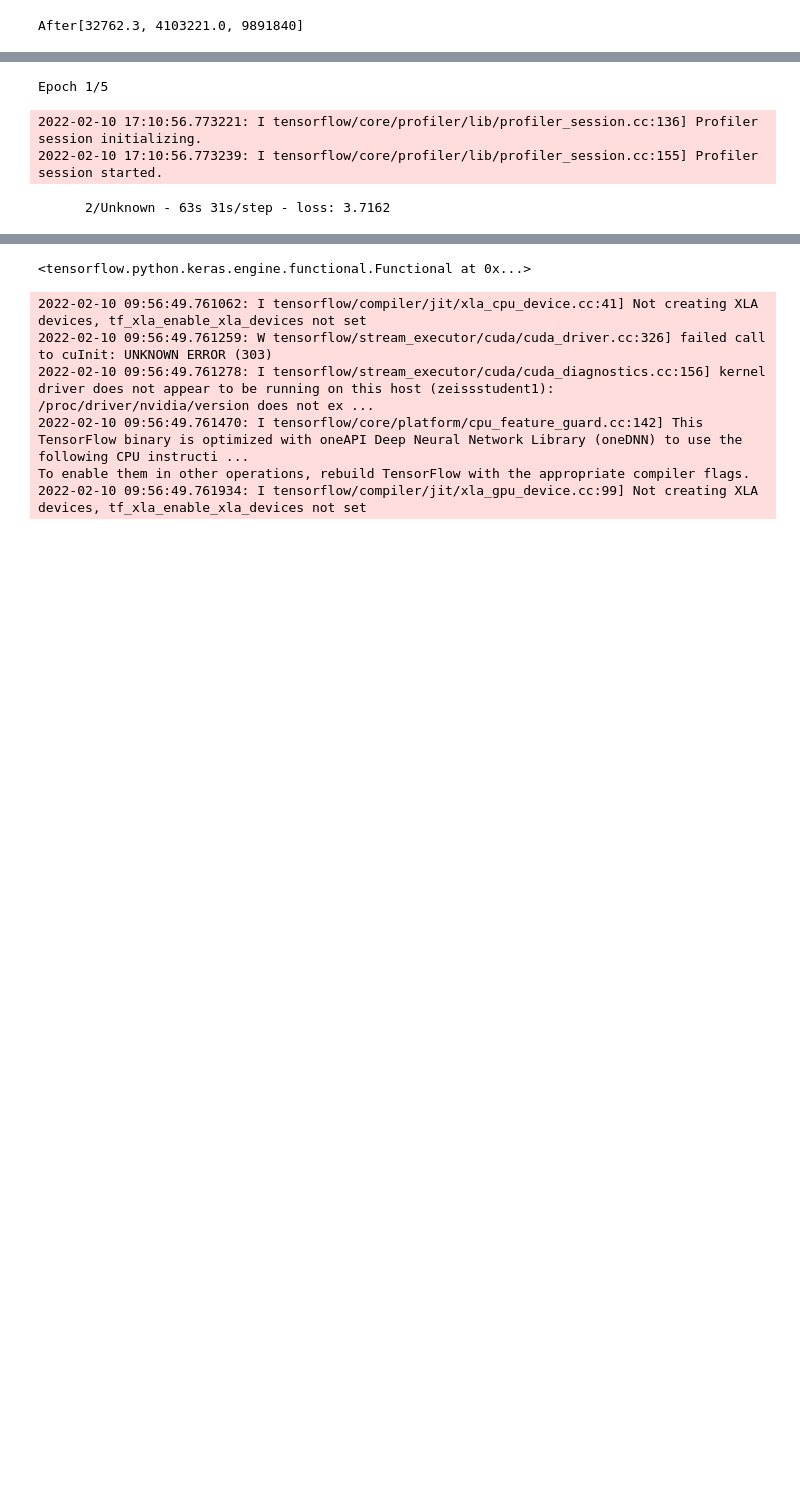
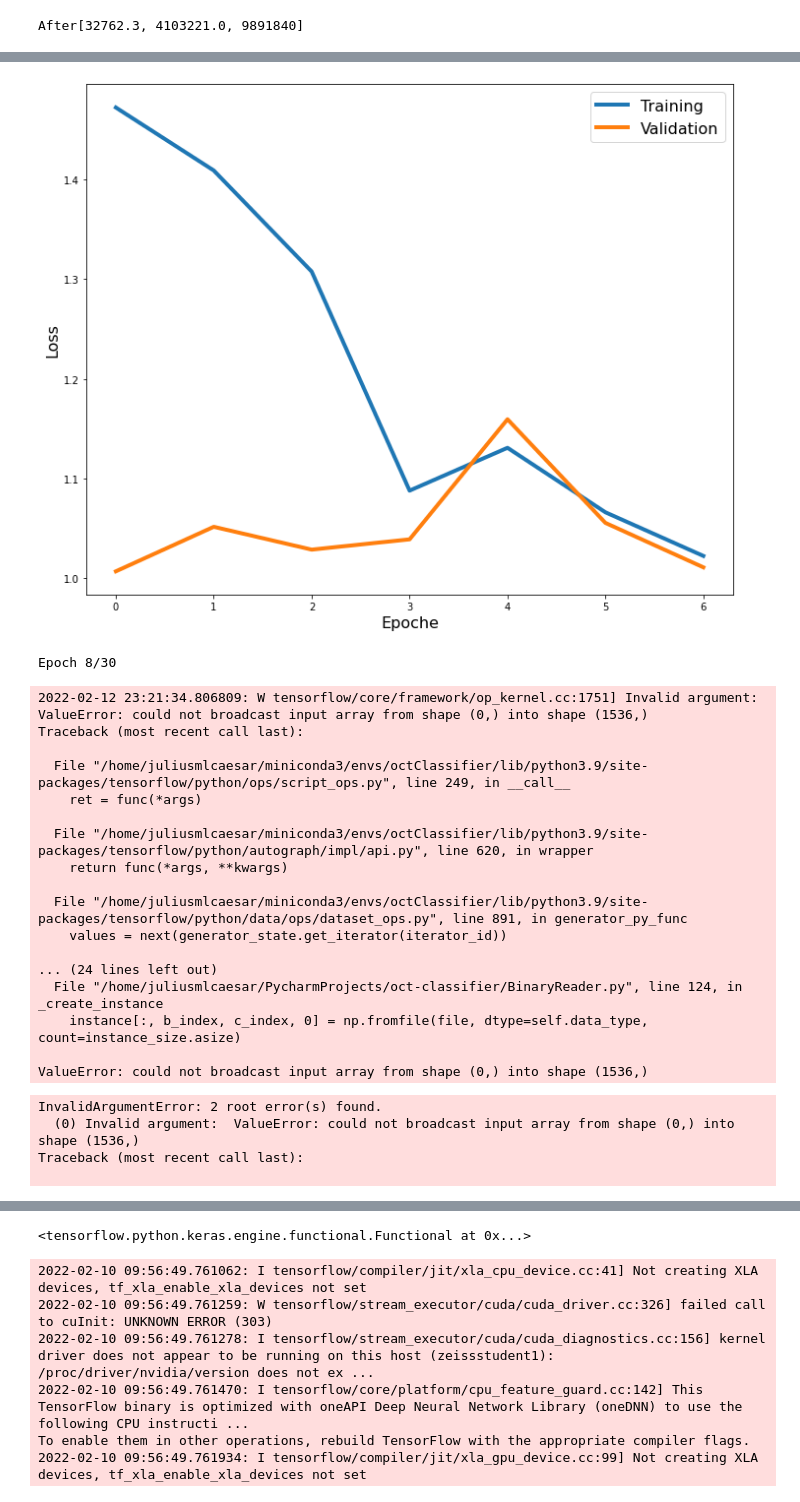
Before and after one commit to LilWeirdProgramms/oct-classifier, a Jupyter notebook: main.ipynb, the cells around one changed output, grey strips where cells are left out. Saved outputs shown, nothing was run; the diff lists cells and outputs as text; code cells hidden in the pictures; blank space fills up the shorter version.

Commit message:
second model

```diff
--- a/main.ipynb
+++ b/main.ipynb
@@ -77,13 +85,32 @@ _________________________________________________________________
 # %%
 history = model.fit(
-    reader.create_test_dataset([("/mnt/NewHDD/train_data/raw_1536x2048x2045x2_9201.bin", 0)]).batch(4).take(3),
-    epochs=5,
-    #validation_data=Preprocessor.Preprocessor(validation_dataset).batch(5).take(4),
-    callbacks=Callbacks.tboard_callback
+    preprocesser.batch(1),
+    epochs=30,
+    validation_data=Preprocessor.Preprocessor(validation_dataset).batch(1),
+    callbacks=Callbacks.my_callbacks
 )
-#model.save('savedModels/first')
+model.save('savedModels/first')
 # %% [output]
+[figure, added]
-Epoch 1/5
+Epoch 8/30
-2022-02-10 17:10:56.773221: I tensorflow/core/profiler/lib/profiler_session.cc:136] Profiler session initializing.
-2022-02-10 17:10:56.773239: I tensorflow/core/profiler/lib/profiler_session.cc:155] Profiler session started.
+2022-02-12 23:21:34.806809: W tensorflow/core/framework/op_kernel.cc:1751] Invalid argument: ValueError: could not broadcast input array from shape (0,) into shape (1536,)
+Traceback (most recent call last):
+
+  File "/home/juliusmlcaesar/miniconda3/envs/octClassifier/lib/python3.9/site-packages/tensorflow/python/ops/script_ops.py", line 249, in __call__
+    ret = func(*args)
+
+  File "/home/juliusmlcaesar/miniconda3/envs/octClassifier/lib/python3.9/site-packages/tensorflow/python/autograph/impl/api.py", line 620, in wrapper
+    return func(*args, **kwargs)
+
+  File "/home/juliusmlcaesar/miniconda3/envs/octClassifier/lib/python3.9/site-packages/tensorflow/python/data/ops/dataset_ops.py", line 891, in generator_py_func
+    values = next(generator_state.get_iterator(iterator_id))
+
+... (24 lines left out)
+  File "/home/juliusmlcaesar/PycharmProjects/oct-classifier/BinaryReader.py", line 124, in _create_instance
+    instance[:, b_index, c_index, 0] = np.fromfile(file, dtype=self.data_type, count=instance_size.asize)
+
+ValueError: could not broadcast input array from shape (0,) into shape (1536,)
-      2/Unknown - 63s 31s/step - loss: 3.7162
+InvalidArgumentError: 2 root error(s) found.
+  (0) Invalid argument:  ValueError: could not broadcast input array from shape (0,) into shape (1536,)
+Traceback (most recent call last):
+
```
Also changed, not shown: parts of 7 cells of this notebook, 10 other files.
